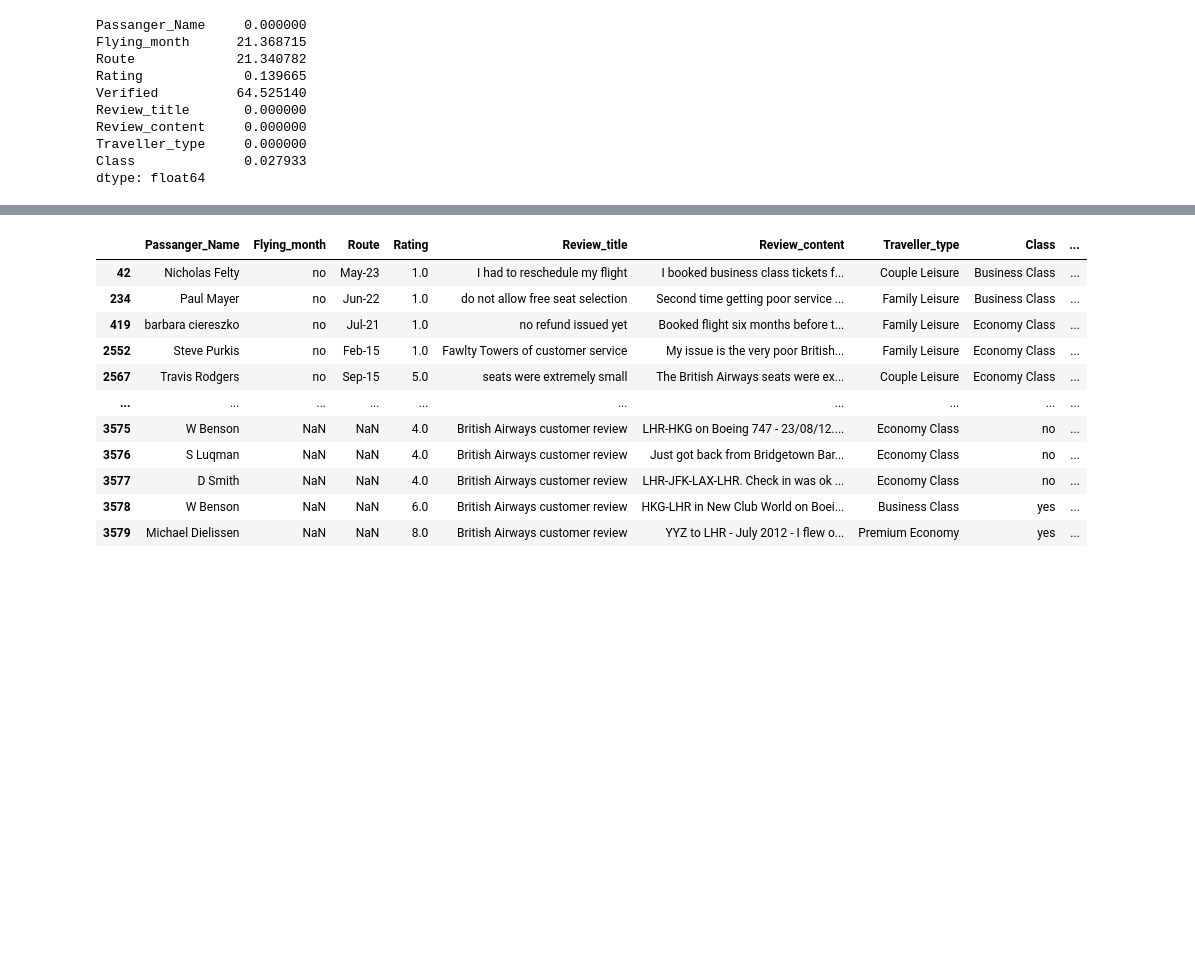
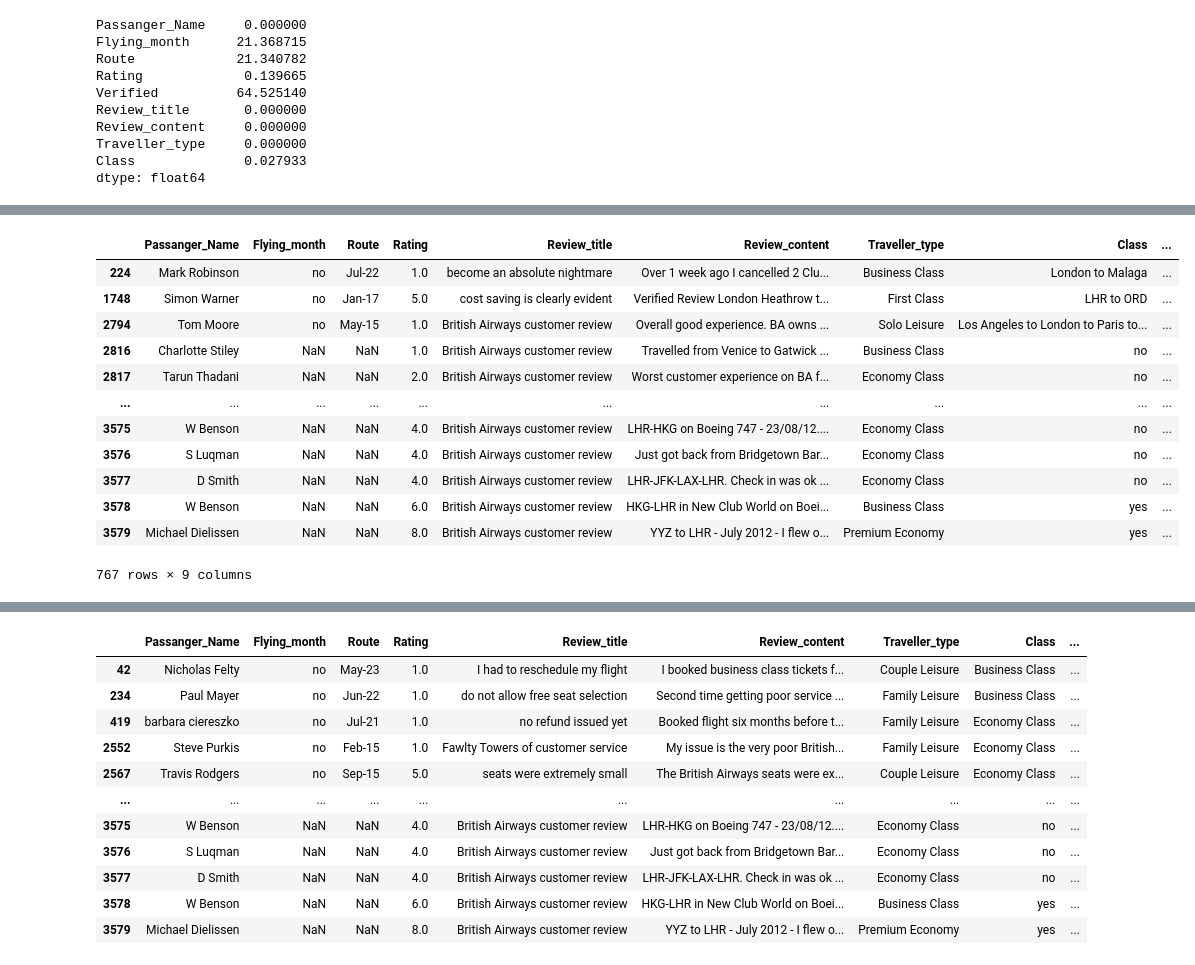
Before and after one commit to elkinbarretorojas/data_science, a Jupyter notebook: airline/airline.ipynb, the cells around one changed output, grey strips where cells are left out. Drawn from its saved outputs; the diff is of its cells as text; code cells hidden in the pictures; blank space fills up the shorter version.

```diff
--- a/airline/airline.ipynb
+++ b/airline/airline.ipynb
@@ -113,3 +74,0 @@ airline_data['Class_fix'][(airline_data['Class_fix'] != 'Premium Economy') & (ai
-# %%
-#Last 13 Rows are first Class has a space and need to manually be modified
-airline_data['Class_fix'][(airline_data['Class_fix'] != 'Premium Economy') & (airline_data['Class_fix'] != 'Business Class') & (airline_data['Class_fix'] != 'First Class') & (airline_data['Class_fix'] != 'Economy Class')] = 'First Class'
@@ -142,0 +99,9 @@ Name: Route, Length: 3580, dtype: object
+# %%
+#To leave the original data fixed, we will create a new temporal parameter called "Class_temporal" to modify and clean
+airline_data['Class_temporal'] = airline_data['Class']
+# %%
+#After filter the rows to be cleaned in the "Class_temporal" parameter, we found there is "Class" data in the Route Parameter. We proceed to copy that data a new variable called "Class_in_Route"
+Class_in_route = airline_data[(airline_data['Class_temporal'] != 'Premium Economy') & (airline_data['Class'] != 'Business Class') & (airline_data['Class'] != 'First Class') & (airline_data['Class'] != 'Economy Class')]['Route']
+# %%
+#Then, we paste this "Class_in_route" data to
+airline_data['Class_temporal'][(airline_data['Class_temporal'] != 'Premium Economy') & (airline_data['Class_temporal'] != 'Business Class') & (airline_data['Class_temporal'] != 'First Class') & (airline_data['Class_temporal'] != 'Economy Class')] = Class_in_route
@@ -142,0 +121,17 @@ Name: Route, Length: 3580, dtype: object
+# %%
+#We can see there is data in Traveller Type that should be in Class
+airline_data[(airline_data['Class_temporal'] != 'Premium Economy') & (airline_data['Class_temporal'] != 'Business Class') & (airline_data['Class_temporal'] != 'First Class') & (airline_data['Class_temporal'] != 'Economy Class')]
+# %% [output]
+|  | Passanger_Name | Flying_month | Route | Rating | Review_title | Review_content | Traveller_type | Class | ... |
+| 224 | Mark Robinson | no | Jul-22 | 1.0 | become an absolute nightmare | Over 1 week ago I cancelled 2 Clu... | Business Class | London to Malaga | ... |
+| 1748 | Simon Warner | no | Jan-17 | 5.0 | cost saving is clearly evident | Verified Review London Heathrow t... | First Class | LHR to ORD | ... |
+| 2794 | Tom Moore | no | May-15 | 1.0 | British Airways customer review | Overall good experience. BA owns ... | Solo Leisure | Los Angeles to London to Paris to... | ... |
+| 2816 | Charlotte Stiley | NaN | NaN | 1.0 | British Airways customer review | Travelled from Venice to Gatwick ... | Business Class | no | ... |
+| 2817 | Tarun Thadani | NaN | NaN | 2.0 | British Airways customer review | Worst customer experience on BA f... | Economy Class | no | ... |
+| ... | ... | ... | ... | ... | ... | ... | ... | ... | ... |
+| 3575 | W Benson | NaN | NaN | 4.0 | British Airways customer review | LHR-HKG on Boeing 747 - 23/08/12.... | Economy Class | no | ... |
+| 3576 | S Luqman | NaN | NaN | 4.0 | British Airways customer review | Just got back from Bridgetown Bar... | Economy Class | no | ... |
+| 3577 | D Smith | NaN | NaN | 4.0 | British Airways customer review | LHR-JFK-LAX-LHR. Check in was ok ... | Economy Class | no | ... |
+| 3578 | W Benson | NaN | NaN | 6.0 | British Airways customer review | HKG-LHR in New Club World on Boei... | Business Class | yes | ... |
+| 3579 | Michael Dielissen | NaN | NaN | 8.0 | British Airways customer review | YYZ to LHR - July 2012 - I flew o... | Premium Economy | yes | ... |
+767 rows × 9 columns
```
Also changed, not shown: parts of 70 cells of this notebook, 2 other files.
